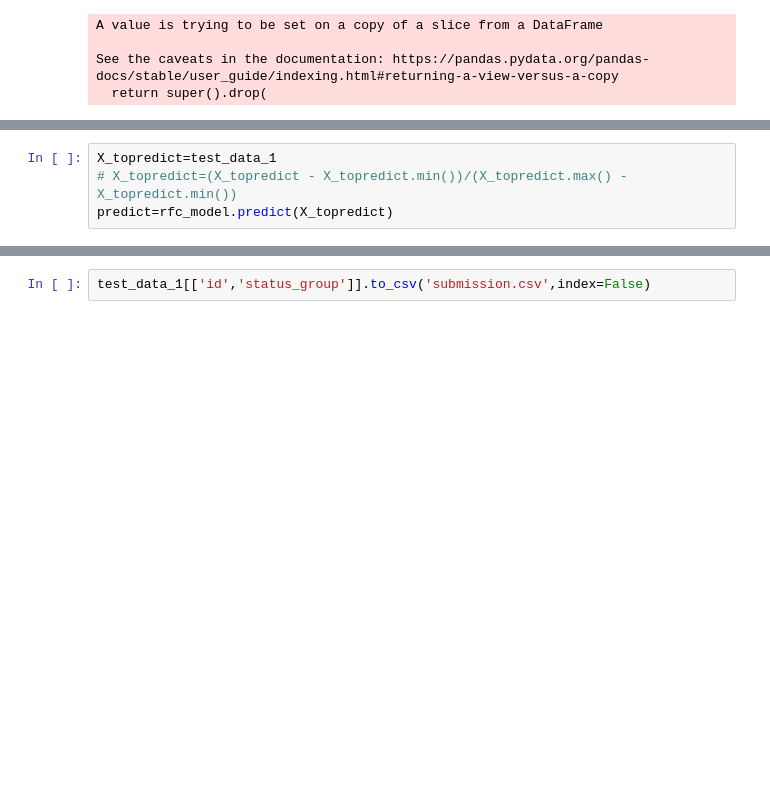
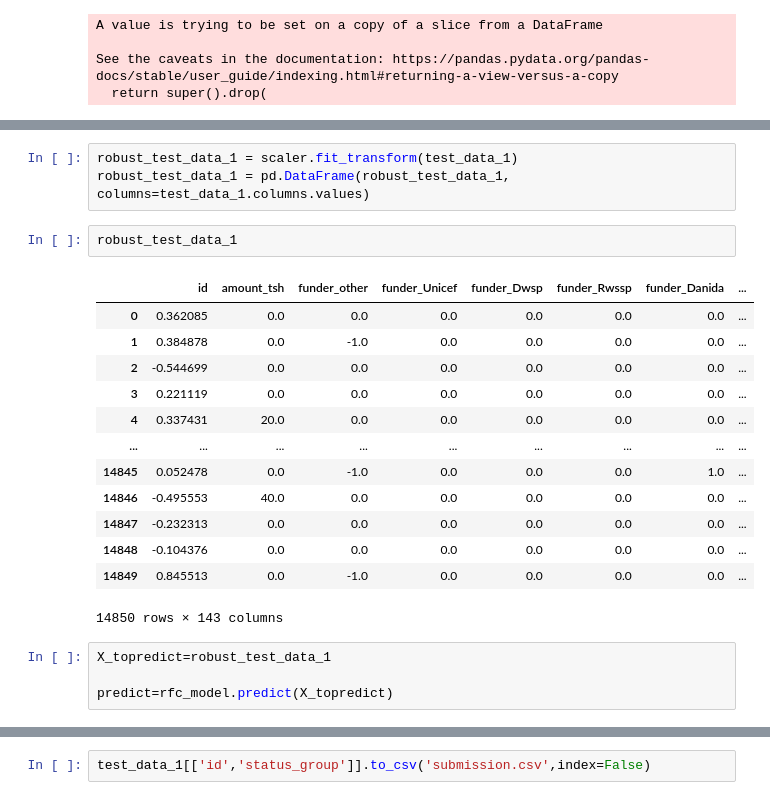
Before and after one commit to hemakaraveenhansika/pump-it-up, a Jupyter notebook: pump-it-up.ipynb, the cells around one changed output, grey strips where cells are left out. Cells and saved outputs as stored; diff of their text form; blank space fills up the shorter version.

```diff
--- a/pump-it-up.ipynb
+++ b/pump-it-up.ipynb
@@ -1162,6 +1221,25 @@ See the caveats in the documentation: https://pandas.pydata.org/pandas-docs/stab
+# %%
+robust_test_data_1 = scaler.fit_transform(test_data_1)
+robust_test_data_1 = pd.DataFrame(robust_test_data_1, columns=test_data_1.columns.values)
+# %%
+robust_test_data_1
+# %% [output]
+|  | id | amount_tsh | funder_other | funder_Unicef | funder_Dwsp | funder_Rwssp | funder_Danida | ... |
+| 0 | 0.362085 | 0.0 | 0.0 | 0.0 | 0.0 | 0.0 | 0.0 | ... |
+| 1 | 0.384878 | 0.0 | -1.0 | 0.0 | 0.0 | 0.0 | 0.0 | ... |
+| 2 | -0.544699 | 0.0 | 0.0 | 0.0 | 0.0 | 0.0 | 0.0 | ... |
+| 3 | 0.221119 | 0.0 | 0.0 | 0.0 | 0.0 | 0.0 | 0.0 | ... |
+| 4 | 0.337431 | 20.0 | 0.0 | 0.0 | 0.0 | 0.0 | 0.0 | ... |
+| ... | ... | ... | ... | ... | ... | ... | ... | ... |
+| 14845 | 0.052478 | 0.0 | -1.0 | 0.0 | 0.0 | 0.0 | 1.0 | ... |
+| 14846 | -0.495553 | 40.0 | 0.0 | 0.0 | 0.0 | 0.0 | 0.0 | ... |
+| 14847 | -0.232313 | 0.0 | 0.0 | 0.0 | 0.0 | 0.0 | 0.0 | ... |
+| 14848 | -0.104376 | 0.0 | 0.0 | 0.0 | 0.0 | 0.0 | 0.0 | ... |
+| 14849 | 0.845513 | 0.0 | -1.0 | 0.0 | 0.0 | 0.0 | 0.0 | ... |
+14850 rows × 143 columns
 # %%
-X_topredict=test_data_1
-# X_topredict=(X_topredict - X_topredict.min())/(X_topredict.max() - X_topredict.min())
+X_topredict=robust_test_data_1
+
 predict=rfc_model.predict(X_topredict)
 # %%
 predict
```
Also changed, not shown: parts of 21 cells of this notebook, 1 other file.
